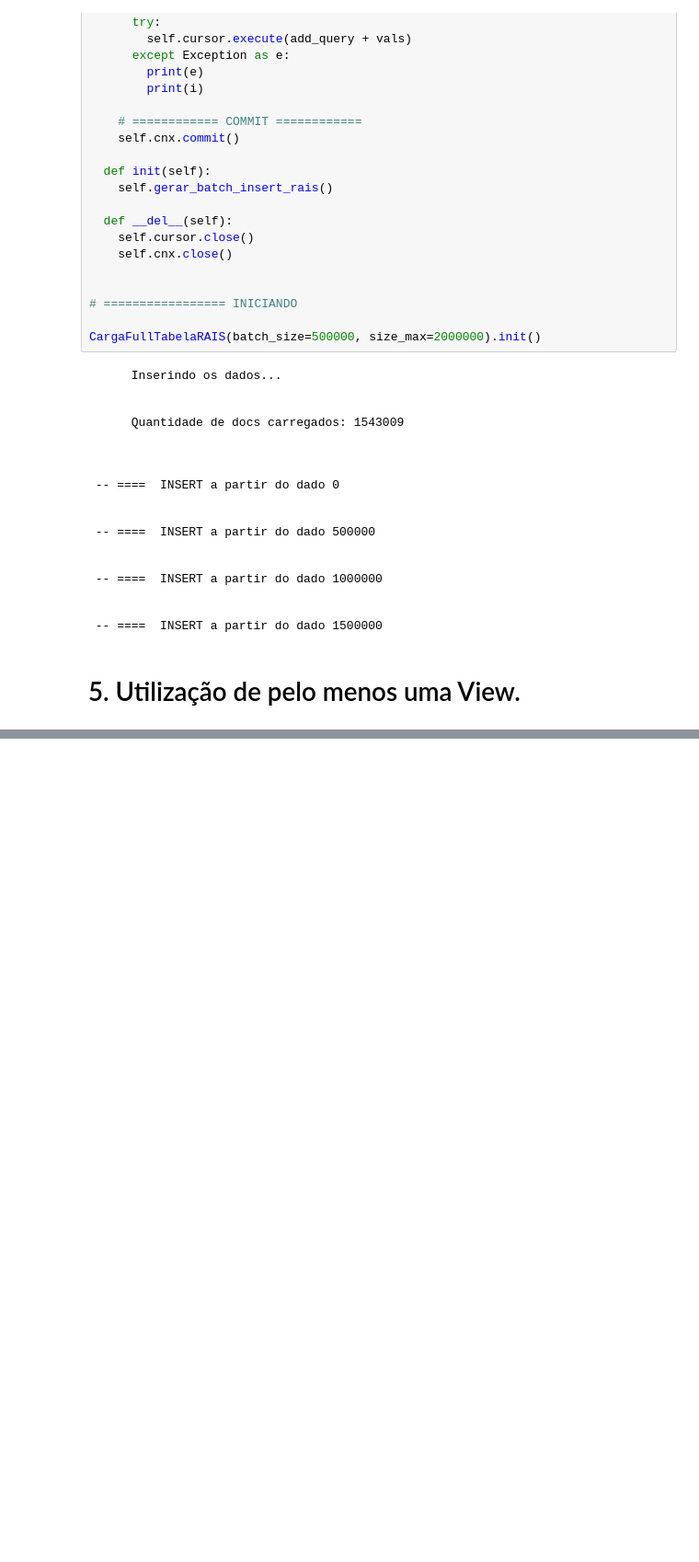
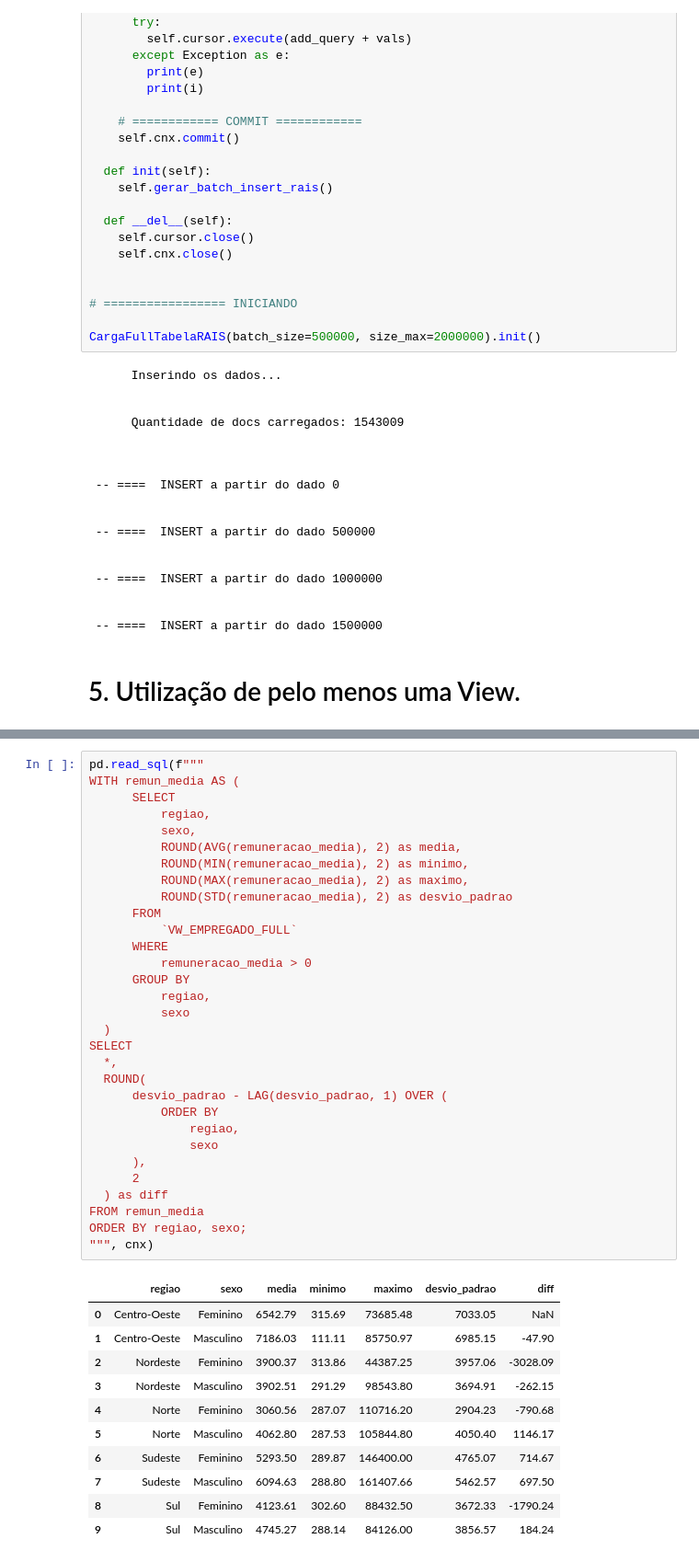
Before and after one commit to celiudos/unb_artigo_mineracao_dados, a Jupyter notebook: src/FBD/projeto_FBD.ipynb, the cells around one changed output, grey strips where cells are left out. Shown: that part at 92% size. Saved outputs shown, nothing was run; the diff lists cells and outputs as text; blank space fills up the shorter version.

```diff
--- a/src/FBD/projeto_FBD.ipynb
+++ b/src/FBD/projeto_FBD.ipynb
@@ -429,0 +693,43 @@ Conteúdo de: [querys_sql/CONSULTAS_COMPLEXAS.sql](querys_sql/CONSULTAS_COMPLEXA
+# %%
+pd.read_sql(f"""
+WITH remun_media AS (
+      SELECT
+          regiao,
+          sexo,
+          ROUND(AVG(remuneracao_media), 2) as media,
+          ROUND(MIN(remuneracao_media), 2) as minimo,
+          ROUND(MAX(remuneracao_media), 2) as maximo,
+          ROUND(STD(remuneracao_media), 2) as desvio_padrao
+      FROM
+          `VW_EMPREGADO_FULL`
+      WHERE
+          remuneracao_media > 0
+      GROUP BY
+          regiao,
+          sexo
+  )
+SELECT
+  *,
+  ROUND(
+      desvio_padrao - LAG(desvio_padrao, 1) OVER (
+          ORDER BY
+              regiao,
+              sexo
+      ),
+      2
+  ) as diff
+FROM remun_media
+ORDER BY regiao, sexo;
+""", cnx)
+# %% [output]
+|  | regiao | sexo | media | minimo | maximo | desvio_padrao | diff |
+| 0 | Centro-Oeste | Feminino | 6542.79 | 315.69 | 73685.48 | 7033.05 | NaN |
+| 1 | Centro-Oeste | Masculino | 7186.03 | 111.11 | 85750.97 | 6985.15 | -47.90 |
+| 2 | Nordeste | Feminino | 3900.37 | 313.86 | 44387.25 | 3957.06 | -3028.09 |
+| 3 | Nordeste | Masculino | 3902.51 | 291.29 | 98543.80 | 3694.91 | -262.15 |
+| 4 | Norte | Feminino | 3060.56 | 287.07 | 110716.20 | 2904.23 | -790.68 |
+| 5 | Norte | Masculino | 4062.80 | 287.53 | 105844.80 | 4050.40 | 1146.17 |
+| 6 | Sudeste | Feminino | 5293.50 | 289.87 | 146400.00 | 4765.07 | 714.67 |
+| 7 | Sudeste | Masculino | 6094.63 | 288.80 | 161407.66 | 5462.57 | 697.50 |
+| 8 | Sul | Feminino | 4123.61 | 302.60 | 88432.50 | 3672.33 | -1790.24 |
+| 9 | Sul | Masculino | 4745.27 | 288.14 | 84126.00 | 3856.57 | 184.24 |
```
Also changed, not shown: parts of 41 cells of this notebook, 25 other files.
